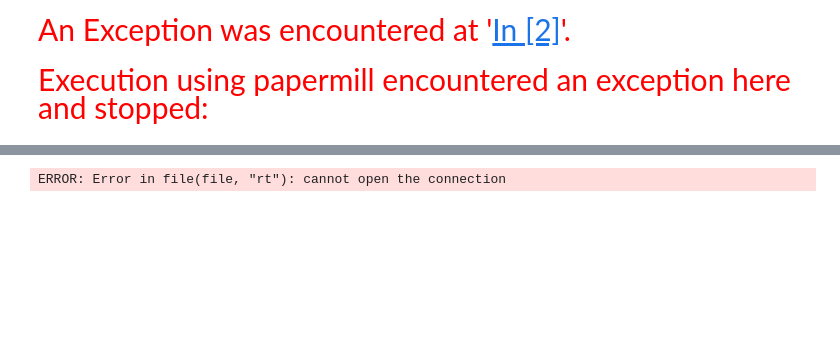
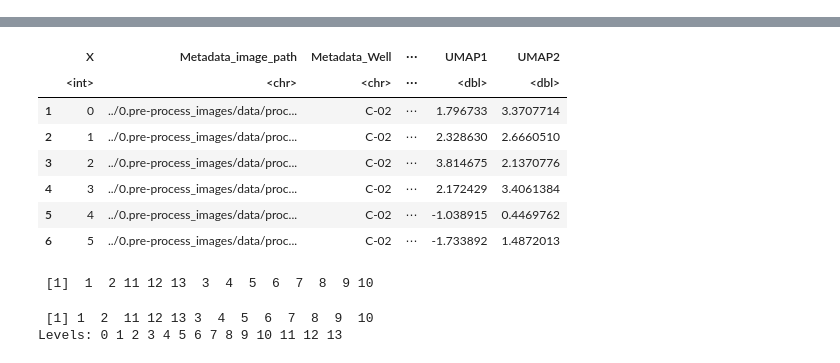
Before and after one commit to WayScience/live_cell_timelapse_apoptosis, a Jupyter notebook: 6.scDINO_analysis/2.scDINO_processing/notebooks/2.scDINO_cls_token_visualization.ipynb, the cells around one changed output, grey strips where cells are left out. Saved outputs shown, nothing was run; the diff lists cells and outputs as text; code cells hidden in the pictures; blank space fills up the shorter version.

```diff
--- a/6.scDINO_analysis/2.scDINO_processing/notebooks/2.scDINO_cls_token_visualization.ipynb
+++ b/6.scDINO_analysis/2.scDINO_processing/notebooks/2.scDINO_cls_token_visualization.ipynb
@@ -1,16 +1,14 @@
-# %% [markdown]
-<span style="color:red; font-family:Helvetica Neue, Helvetica, Arial, sans-serif; font-size:2em;">An Exception was encountered at '<a href="#papermill-error-cell">In [2]</a>'.</span>
 # %%
 suppressPackageStartupMessages(suppressWarnings(library(ggplot2)))
 suppressPackageStartupMessages(suppressWarnings(library(dplyr)))
 suppressPackageStartupMessages(suppressWarnings(library(tidyr)))
 suppressPackageStartupMessages(suppressWarnings(library(shiny)))
-# %% [markdown]
-<span id="papermill-error-cell" style="color:red; font-family:Helvetica Neue, Helvetica, Arial, sans-serif; font-size:2em;">Execution using papermill encountered an exception here and stopped:</span>
 # %%
 # set UMAP df path
 umap_df_path <- file.path("..","..","1.scDINO_run/outputdir/apoptosis_timelapse/CLS_features/CLS_features_annotated_umap.csv")
 # load UMAP df
 umap_df <- read.csv(umap_df_path)
-head(umap_df,2)
+options(repr.matrix.max.rows = 10, repr.matrix.max.cols = 5)
+
+head(umap_df)
 # %% [output]
@@ -19,4 +16,24 @@ Warning message in file(file, "rt"):
-ERROR: Error in file(file, "rt"): cannot open the connection
+|  | X | Metadata_image_path | Metadata_Well | ⋯ | UMAP1 | UMAP2 |
+|  | <int> | <chr> | <chr> | ⋯ | <dbl> | <dbl> |
+| 1 | 0 | ../0.pre-process_images/data/proc... | C-02 | ⋯ | 1.796733 | 3.3707714 |
+| 2 | 1 | ../0.pre-process_images/data/proc... | C-02 | ⋯ | 2.328630 | 2.6660510 |
+| 3 | 2 | ../0.pre-process_images/data/proc... | C-02 | ⋯ | 3.814675 | 2.1370776 |
+| 4 | 3 | ../0.pre-process_images/data/proc... | C-02 | ⋯ | 2.172429 | 3.4061384 |
+| 5 | 4 | ../0.pre-process_images/data/proc... | C-02 | ⋯ | -1.038915 | 0.4469762 |
+| 6 | 5 | ../0.pre-process_images/data/proc... | C-02 | ⋯ | -1.733892 | 1.4872013 |
+# %%
+unique(umap_df$Metadata_Time)
+umap_df$Metadata_Time <- factor(
+    umap_df$Metadata_Time,
+    levels=c(
+        0,1,2,3,4,5,6,7,8,9,10,11,12,13
+)
+)
+unique(umap_df$Metadata_Time)
+# %% [output]
+ [1]  1  2 11 12 13  3  4  5  6  7  8  9 10
+ [1] 1  2  11 12 13 3  4  5  6  7  8  9  10
+Levels: 0 1 2 3 4 5 6 7 8 9 10 11 12 13
 # %%
 # get all wells
 unique(umap_df$Metadata_Well)
```
Also changed, not shown: parts of 3 cells of this notebook, 29 other files.
